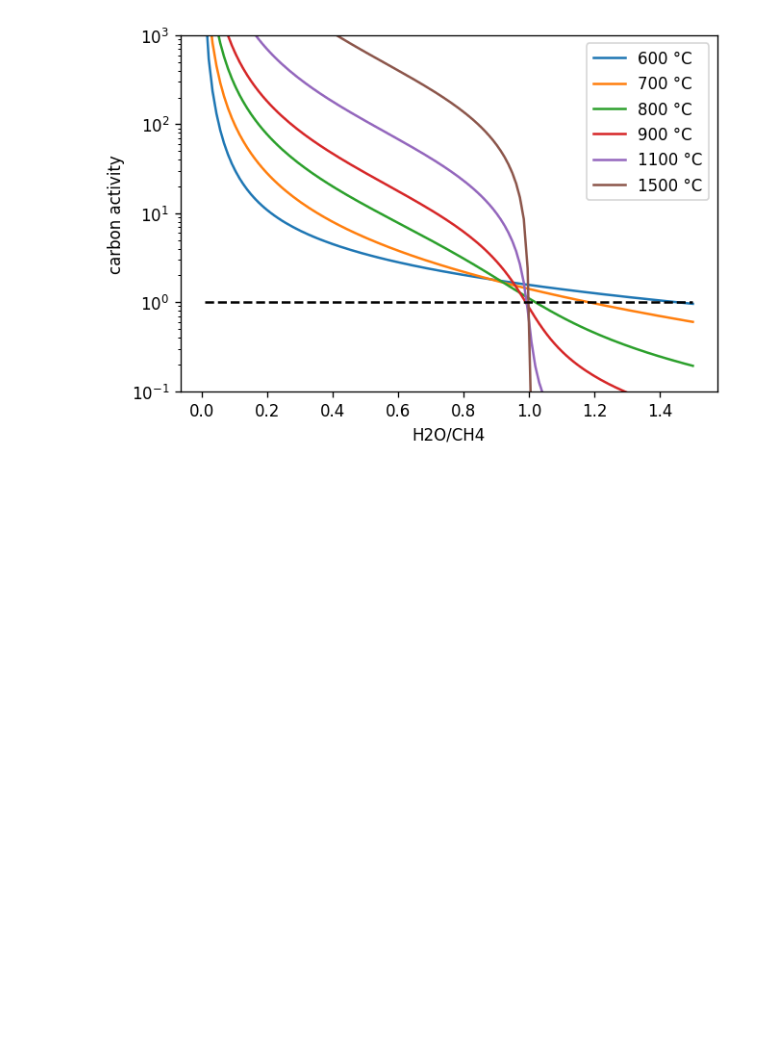
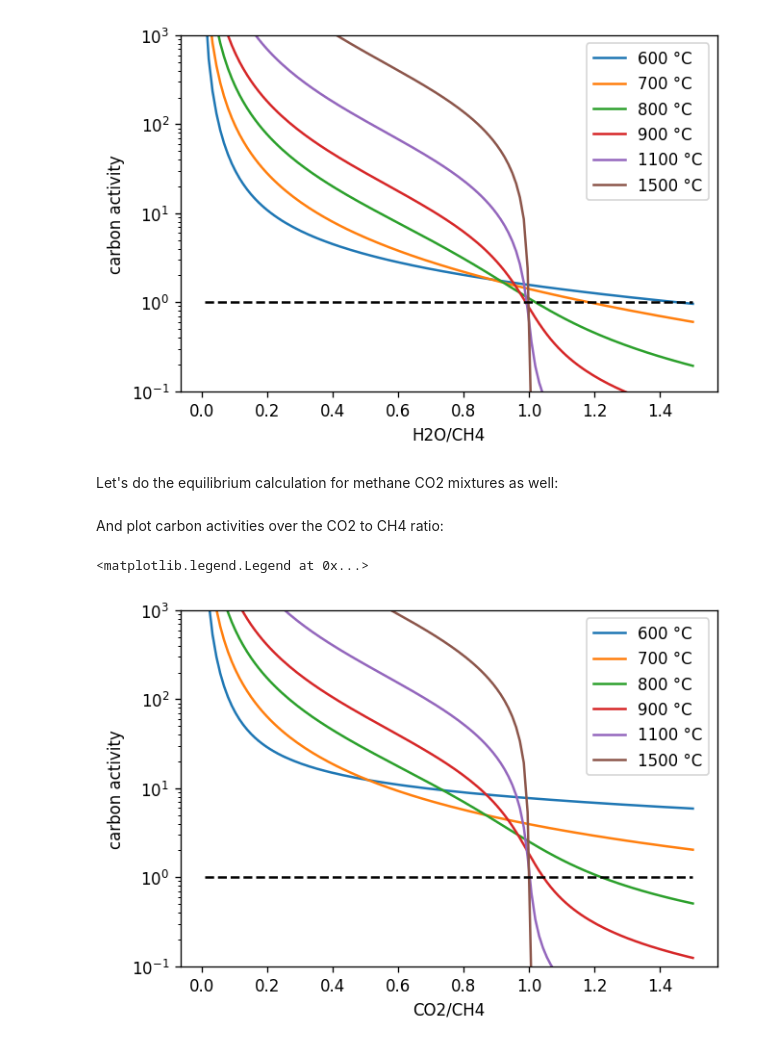
Before and after one commit to DLR-Institute-of-Future-Fuels/gaspype, a Jupyter notebook: _downloads/2a3e8b504c94590a1e79b93df8db4658/thermodynamic_carbon_activity.ipynb, the cells around one changed output. Cells and saved outputs as stored; diff of their text form; code cells hidden in the pictures; blank space fills up the shorter version.

```diff
--- a/_downloads/2a3e8b504c94590a1e79b93df8db4658/thermodynamic_carbon_activity.ipynb
+++ b/_downloads/2a3e8b504c94590a1e79b93df8db4658/thermodynamic_carbon_activity.ipynb
@@ -52,3 +52,22 @@ ax.legend([f'{tc} °C' for tc in t_range])
 # %% [output]
 <matplotlib.legend.Legend at 0x...>
 [figure]
+# %% [markdown]
+Let's do the equilibrium calculation for methane CO2 mixtures as well:
+# %%
+fl_co2 = gp.fluid({'CH4': 1}, fs) + ratio * gp.fluid({'CO2': 1}, fs)
+carbon_activity_co2 = np.vstack([partial_c_activity(fl_co2, tc + 273.15, p) for tc in t_range])
+# %% [markdown]
+And plot carbon activities over the CO2 to CH4 ratio:
+# %%
+fig, ax = plt.subplots(figsize=(6, 4), dpi=120)
+ax.set_xlabel("CO2/CH4")
+ax.set_ylabel("carbon activity")
+ax.set_ylim(1e-1, 1e3)
+ax.set_yscale('log')
+ax.plot(ratio, carbon_activity_co2.T)
+ax.hlines(1, np.min(ratio), np.max(ratio), colors='k', linestyles='dashed')
+ax.legend([f'{tc} °C' for tc in t_range])
+# %% [output]
+<matplotlib.legend.Legend at 0x...>
+[figure, added]
```
Also changed, not shown: 30 other files.
